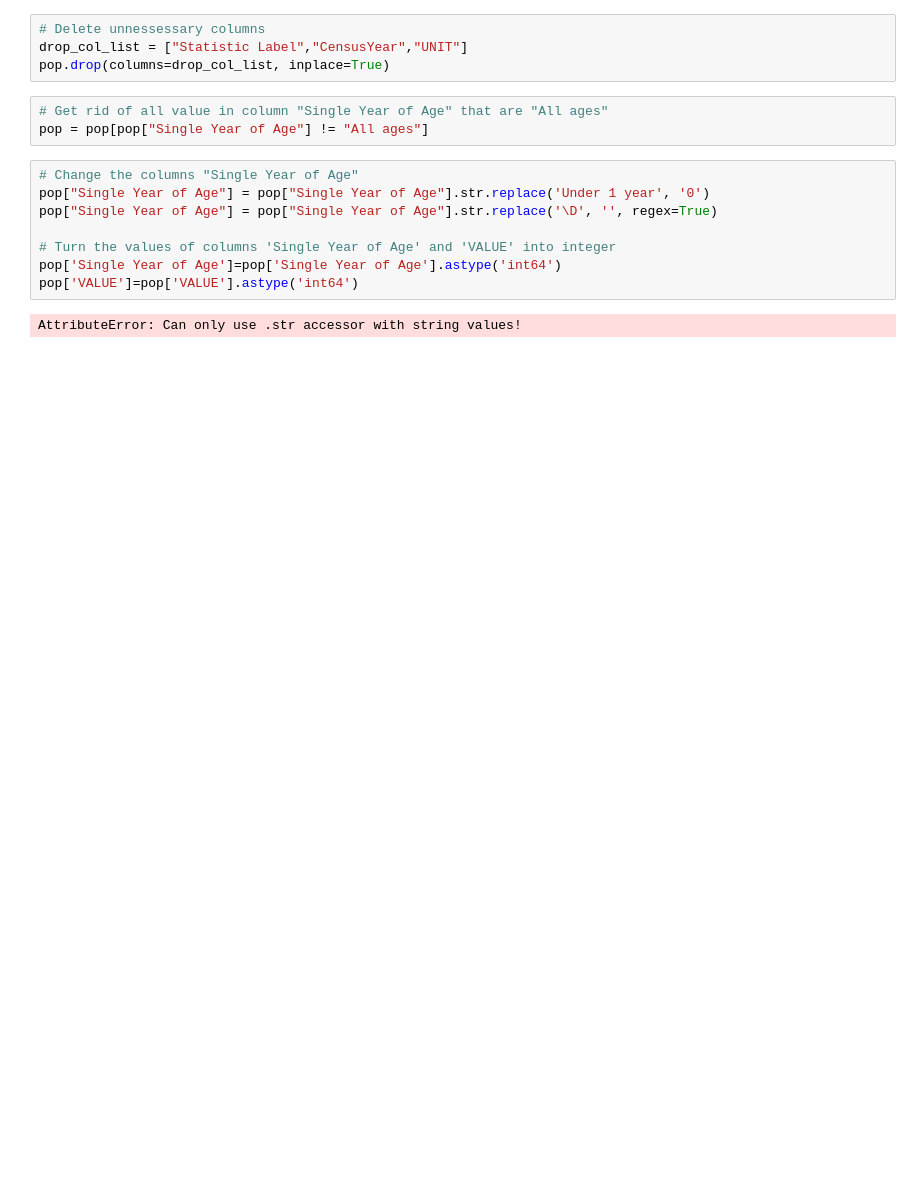
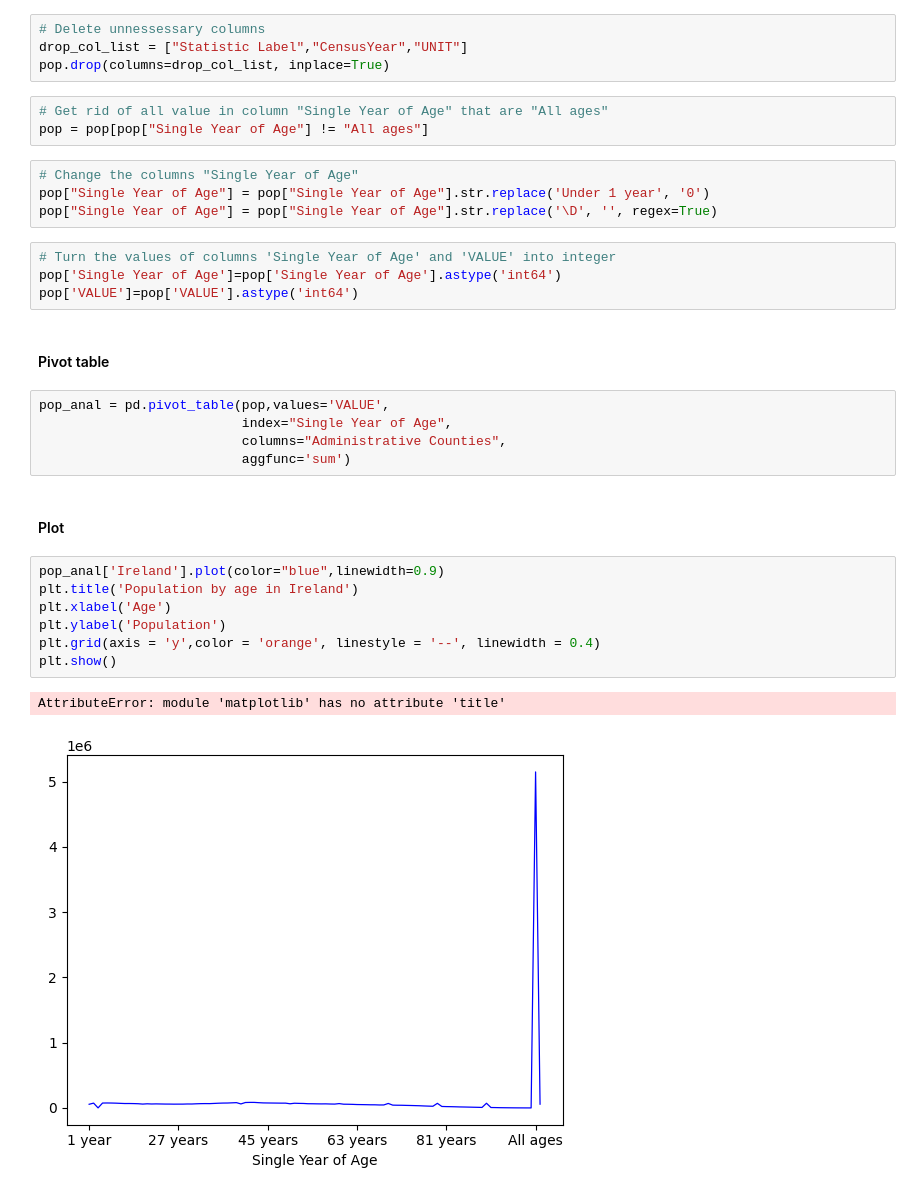
Before and after one commit to quyenphanlyons/programming-for-data-analytics, a Jupyter notebook: assignments/assignment01-birthrateplot.ipynb, the cells around one changed output. Drawn from its saved outputs; the diff is of its cells as text; blank space fills up the shorter version.

```diff
--- a/assignments/assignment01-birthrateplot.ipynb
+++ b/assignments/assignment01-birthrateplot.ipynb
@@ -77,13 +70,30 @@ pop.drop(columns=drop_col_list, inplace=True)
 # %%
 # Get rid of all value in column "Single Year of Age" that are "All ages"
 pop = pop[pop["Single Year of Age"] != "All ages"]
+# %%
+# Change the columns "Single Year of Age"
+pop["Single Year of Age"] = pop["Single Year of Age"].str.replace('Under 1 year', '0')
+pop["Single Year of Age"] = pop["Single Year of Age"].str.replace('\D', '', regex=True)
 # %%
-# Change the columns "Single Year of Age"
-pop["Single Year of Age"] = pop["Single Year of Age"].str.replace('Under 1 year', '0')
-pop["Single Year of Age"] = pop["Single Year of Age"].str.replace('\D', '', regex=True)
-
 # Turn the values of columns 'Single Year of Age' and 'VALUE' into integer
 pop['Single Year of Age']=pop['Single Year of Age'].astype('int64')
 pop['VALUE']=pop['VALUE'].astype('int64')
-# %% [output]
-AttributeError: Can only use .str accessor with string values!
+# %% [markdown]
+#### Pivot table
+# %%
+pop_anal = pd.pivot_table(pop,values='VALUE',
+                          index="Single Year of Age",
+                          columns="Administrative Counties",
+                          aggfunc='sum')
+# %% [markdown]
+#### Plot
+# %%
+pop_anal['Ireland'].plot(color="blue",linewidth=0.9)
+plt.title('Population by age in Ireland')
+plt.xlabel('Age')
+plt.ylabel('Population')
+plt.grid(axis = 'y',color = 'orange', linestyle = '--', linewidth = 0.4)
+plt.show()
+# %% [output]
+AttributeError: module 'matplotlib' has no attribute 'title'
+[figure, added]
```
Also changed, not shown: parts of 9 cells of this notebook, 3 other files.
